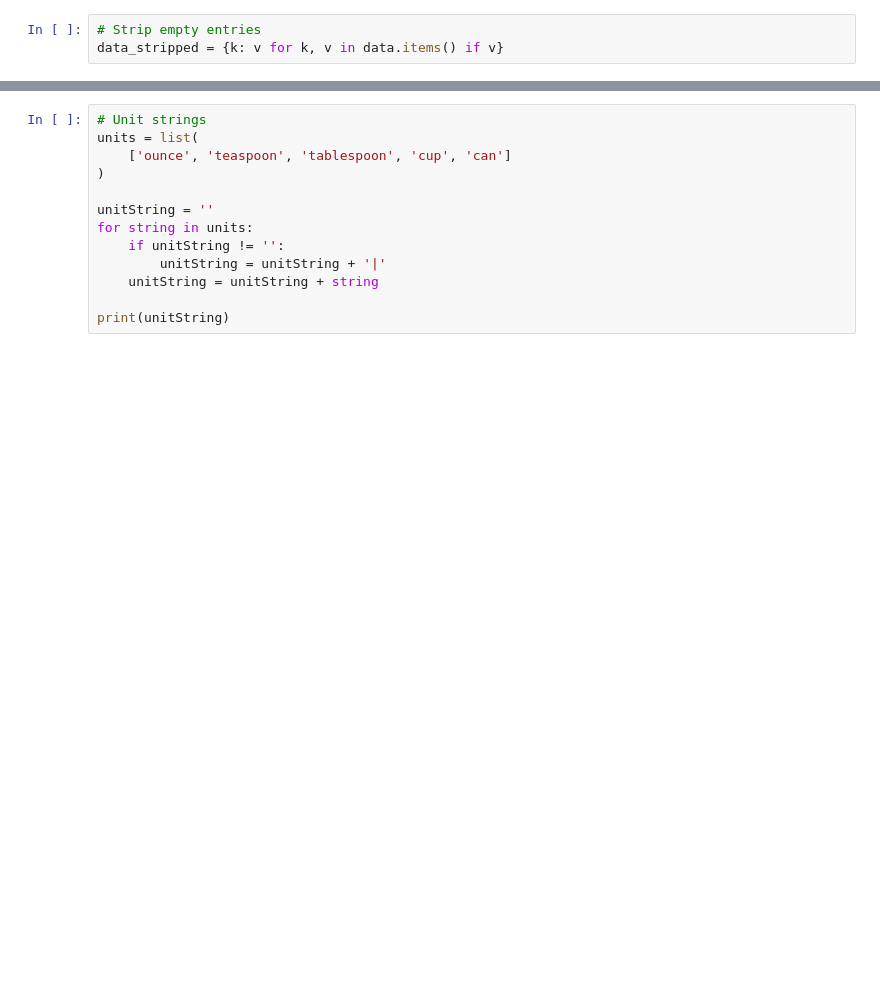
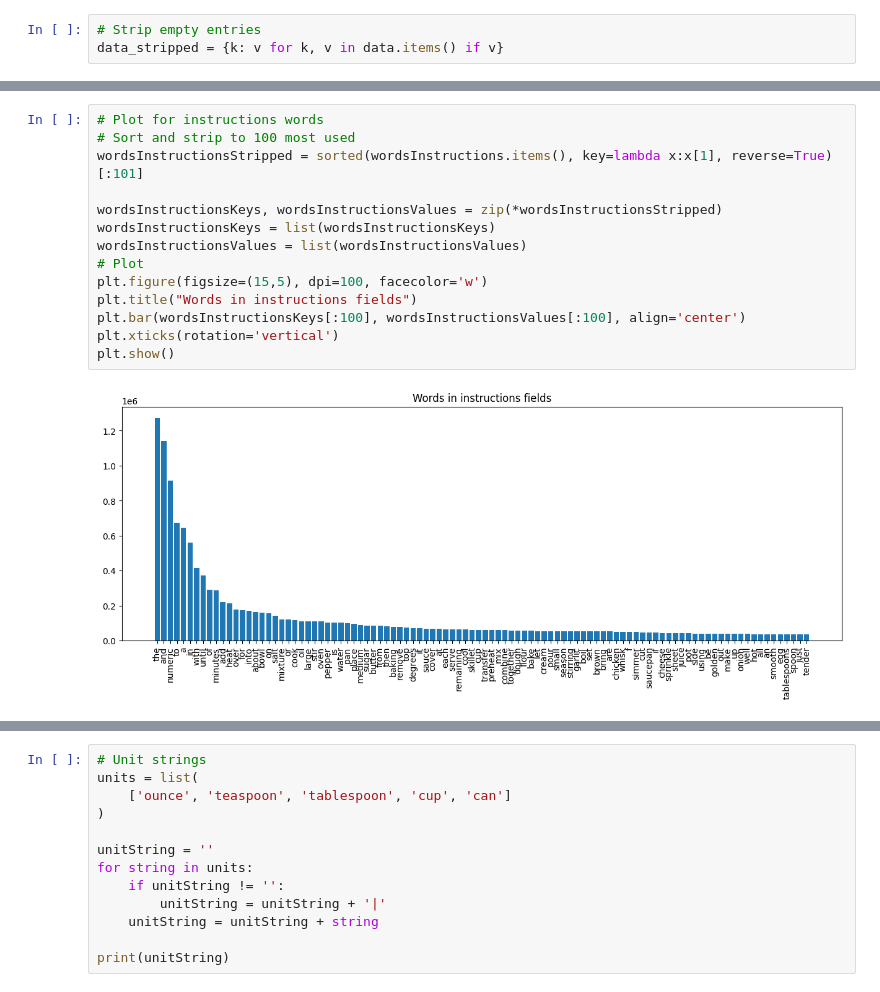
Before and after one commit to mscholl96/mad-recime, a Jupyter notebook: data/recipeBox/recipeBox.ipynb, the cells around one changed output, grey strips where cells are left out. Drawn from its saved outputs; the diff is of its cells as text; blank space fills up the shorter version.

```diff
--- a/data/recipeBox/recipeBox.ipynb
+++ b/data/recipeBox/recipeBox.ipynb
@@ -53,0 +119,16 @@ Amount of Instructions: 1924048
+# %%
+# Plot for instructions words
+# Sort and strip to 100 most used
+wordsInstructionsStripped = sorted(wordsInstructions.items(), key=lambda x:x[1], reverse=True)[:101]
+
+wordsInstructionsKeys, wordsInstructionsValues = zip(*wordsInstructionsStripped)
+wordsInstructionsKeys = list(wordsInstructionsKeys)
+wordsInstructionsValues = list(wordsInstructionsValues)
+# Plot
+plt.figure(figsize=(15,5), dpi=100, facecolor='w')
+plt.title("Words in instructions fields")
+plt.bar(wordsInstructionsKeys[:100], wordsInstructionsValues[:100], align='center')
+plt.xticks(rotation='vertical')
+plt.show()
+# %% [output]
+[figure, added]
```
Also changed, not shown: parts of 14 cells of this notebook, 1 other file.
